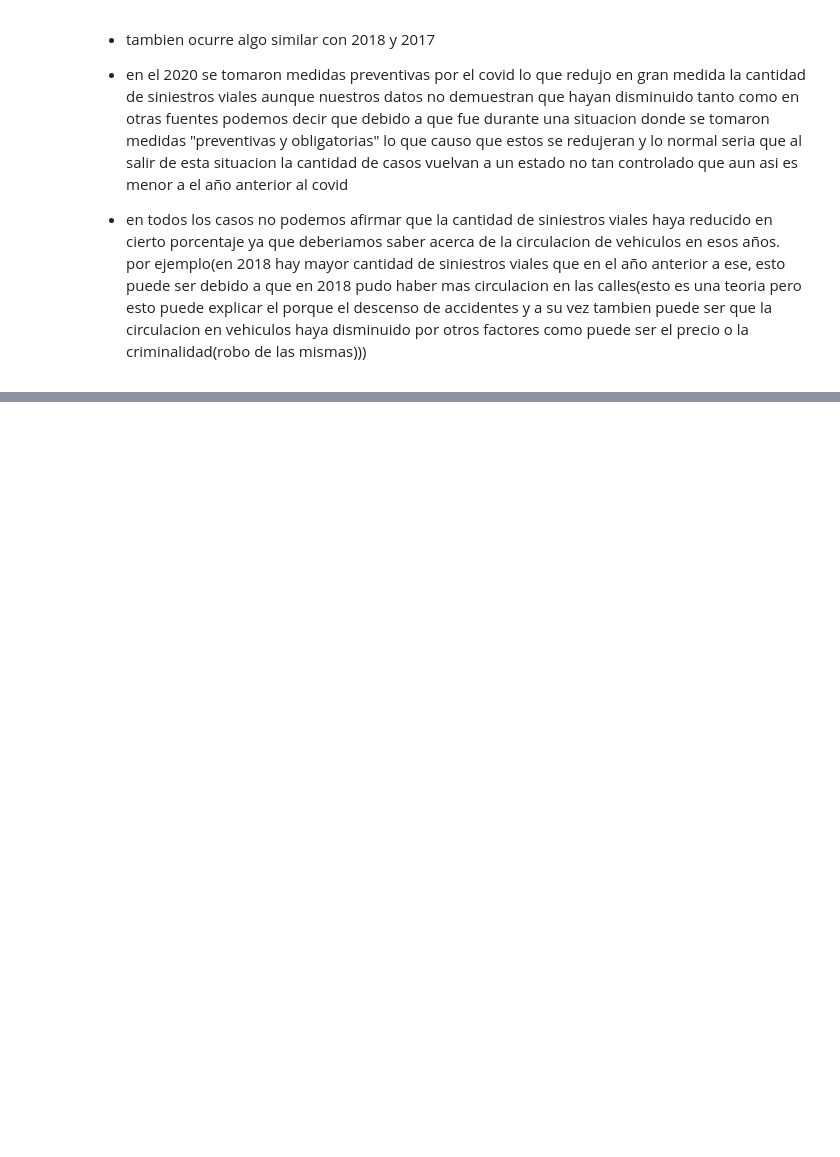
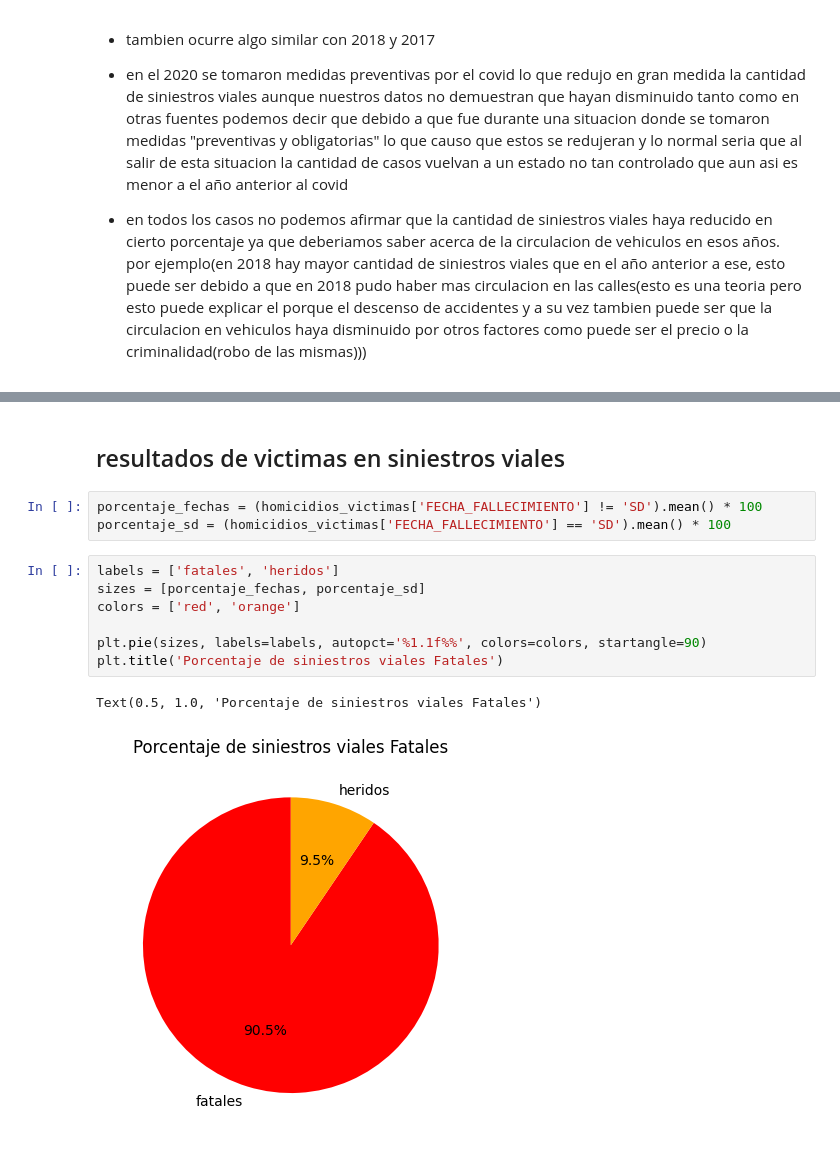
Before and after one commit to tDelbarco/PI_DataAnalytics_Siniestros-Viales, a Jupyter notebook: EDA.ipynb, the cells around one changed output, grey strips where cells are left out. Saved outputs shown, nothing was run; the diff lists cells and outputs as text; blank space fills up the shorter version.

```diff
--- a/EDA.ipynb
+++ b/EDA.ipynb
@@ -566,0 +695,15 @@ accidentes_año.plot(kind="barh")
+# %% [markdown]
+## resultados de victimas en siniestros viales
+# %%
+porcentaje_fechas = (homicidios_victimas['FECHA_FALLECIMIENTO'] != 'SD').mean() * 100
+porcentaje_sd = (homicidios_victimas['FECHA_FALLECIMIENTO'] == 'SD').mean() * 100
+# %%
+labels = ['fatales', 'heridos']
+sizes = [porcentaje_fechas, porcentaje_sd]
+colors = ['red', 'orange']
+
+plt.pie(sizes, labels=labels, autopct='%1.1f%%', colors=colors, startangle=90)
+plt.title('Porcentaje de siniestros viales Fatales')
+# %% [output]
+Text(0.5, 1.0, 'Porcentaje de siniestros viales Fatales')
+[figure, added]
```
Also changed, not shown: parts of 34 cells of this notebook, 1 other file.
